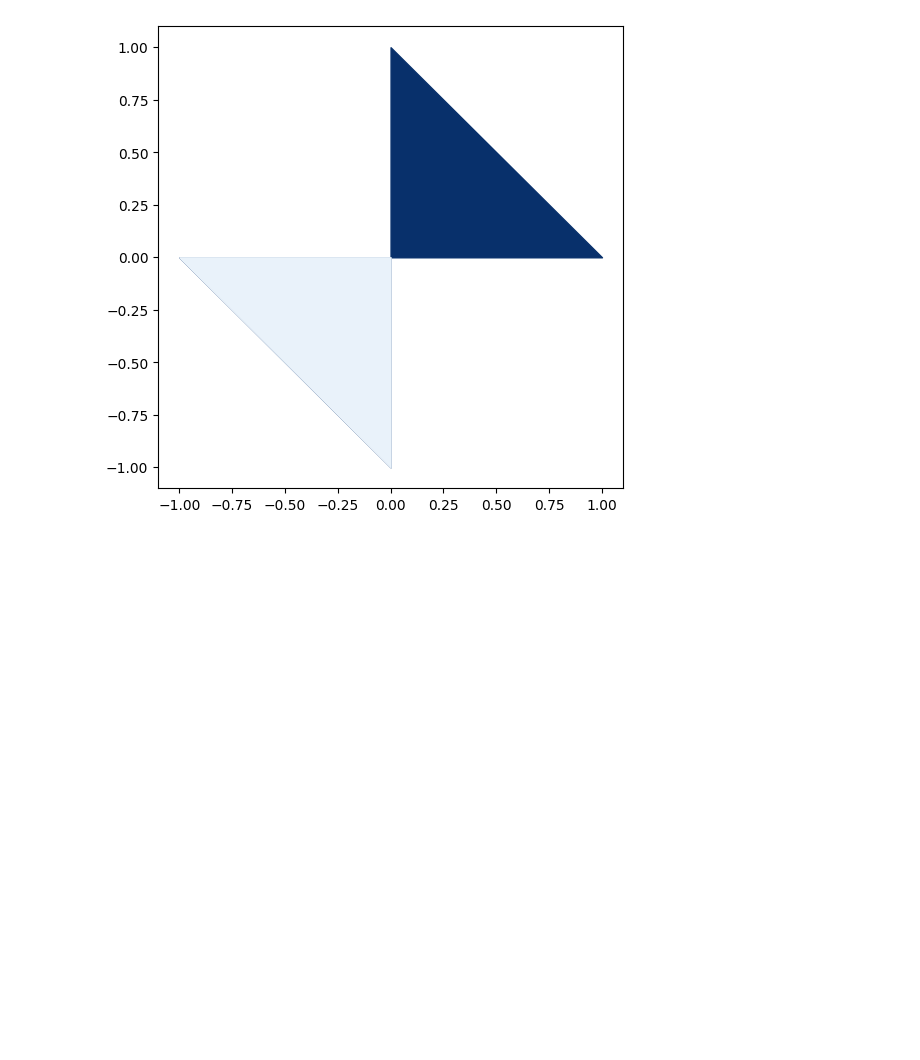
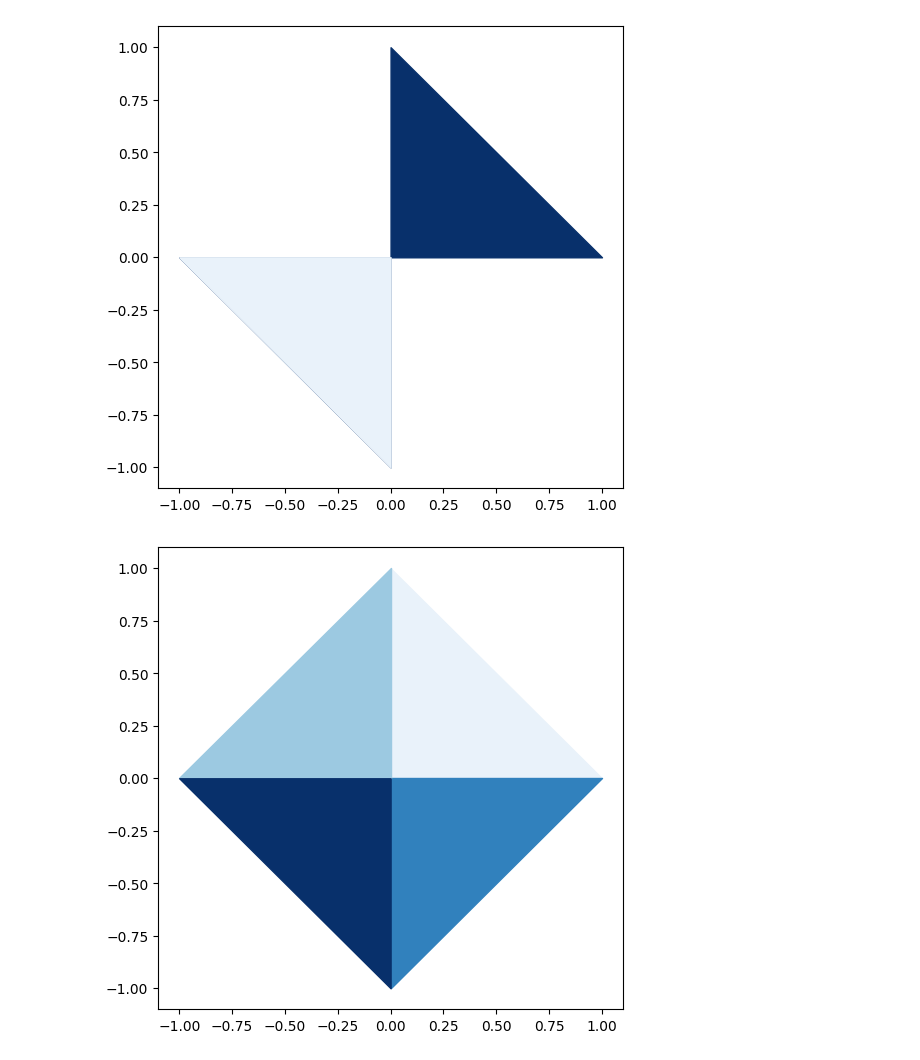
Before and after one commit to zchiye/math-for-programmers-notes, a Jupyter notebook: ch3.上升到三维世界/3.5.在二维平面上渲染三维对象.ipynb, the cells around one changed output. Drawn from its saved outputs; the diff is of its cells as text; code cells hidden in the pictures; blank space fills up the shorter version.

Commit message:
检查每个面的重心（centroid）与面法线的点积； 若点积为负，则交换该三角形的两个顶点以翻转法线方向；

```diff
--- a/ch3.上升到三维世界/3.5.在二维平面上渲染三维对象.ipynb
+++ b/ch3.上升到三维世界/3.5.在二维平面上渲染三维对象.ipynb
@@ -72,3 +73,46 @@ faces = build_octahedron_faces(vertices)
 render(faces)
 # %% [output]
 [figure]
+# %%
+from vectors import dot, subtract, cross  # 假定这些函数在你的 vectors.py 中可用
+
+def _face_centroid(face):
+    return ((face[0][0] + face[1][0] + face[2][0]) / 3.0,
+            (face[0][1] + face[1][1] + face[2][1]) / 3.0,
+            (face[0][2] + face[1][2] + face[2][2]) / 3.0)
+
+def _compute_center_from_faces(faces):
+    verts = {}
+    for f in faces:
+        for v in f:
+            verts[v] = verts.get(v, 0) + 1
+    xs = sum(v[0] for v in verts) / len(verts)
+    ys = sum(v[1] for v in verts) / len(verts)
+    zs = sum(v[2] for v in verts) / len(verts)
+    return (xs, ys, zs)
+
+def orient_faces_outward(faces, center=None):
+    """
+    返回新的 faces 列表，保证每个面的法向量指向从 'center' 指向该面重心的方向。
+    如果 center 为 None，会自动用所有顶点的平均位置作为中心（适用于凸多面体）。
+    """
+    if center is None:
+        center = _compute_center_from_faces(faces)
+
+    oriented = []
+    for face in faces:
+        n = cross(subtract(face[1], face[0]), subtract(face[2], face[0]))  # 与你 notebook 中 normal 相同
+        c = _face_centroid(face)
+        out_dir = subtract(c, center)
+        if dot(n, out_dir) < 0:
+            # 交换两个顶点以翻转法线（任意交换两点均可）
+            oriented.append((face[0], face[2], face[1]))
+        else:
+            oriented.append(tuple(face))
+    return oriented
+
+octahedron = orient_faces_outward(faces, center=(0,0,0))  # 对于你给的八面体，中心是原点
+octahedron
+render(octahedron)
+# %% [output]
+[figure, added]
```
Also changed, not shown: parts of 2 cells of this notebook.
